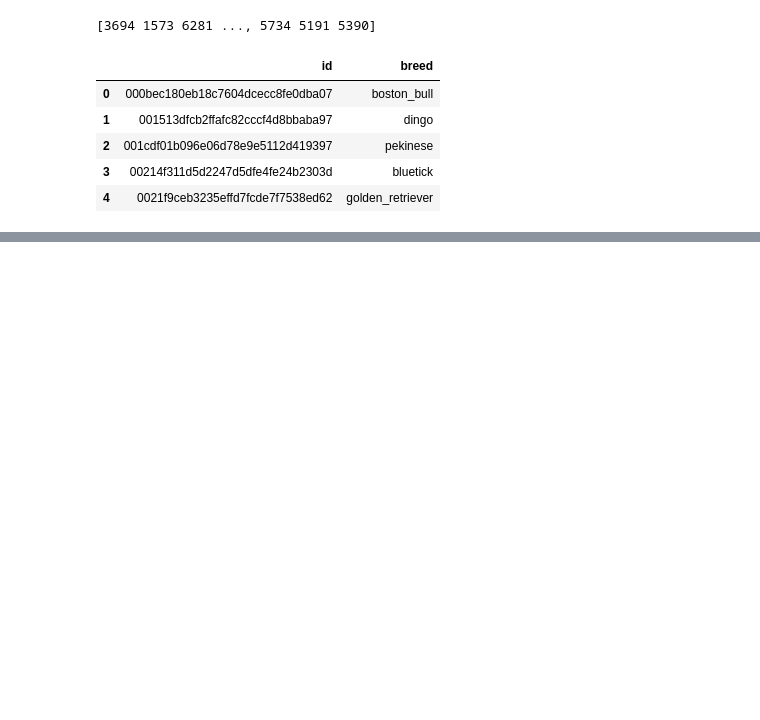
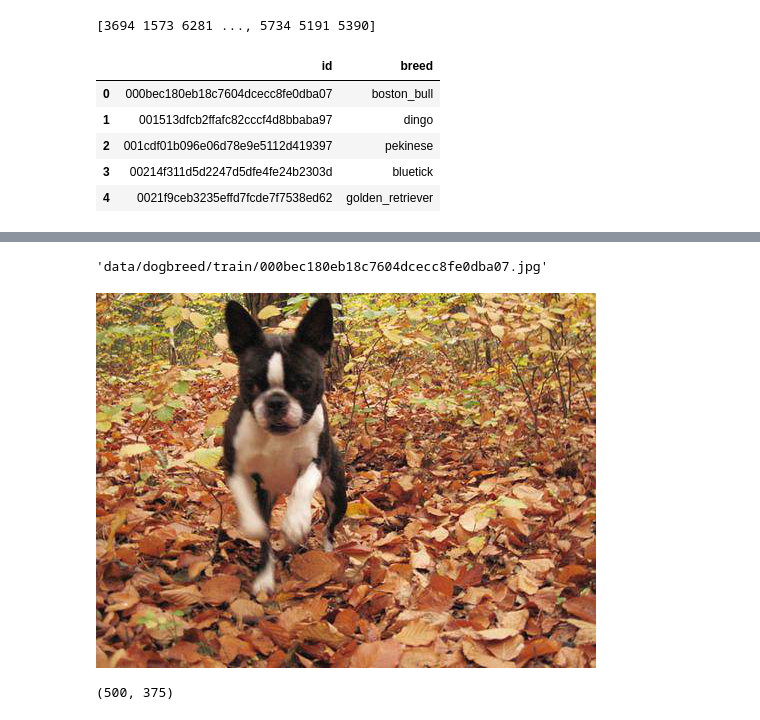
Before and after one commit to xrwang/fastai, a Jupyter notebook: xrwang/Untitled.ipynb, the cells around one changed output, grey strips where cells are left out. Saved outputs shown, nothing was run; the diff lists cells and outputs as text; code cells hidden in the pictures; blank space fills up the shorter version.

Commit message:
notes on dogbreeds

```diff
--- a/xrwang/Untitled.ipynb
+++ b/xrwang/Untitled.ipynb
@@ -37,0 +61,2 @@ label_df.head()
+# %%
+tfms = tfms_from_model(resnet34, sz, aug_tfms=transforms_side_on, max_zoom=1.1)
@@ -37,0 +65,4 @@ label_df.head()
+# %%
+bs=58
+# %%
+data = ImageClassifierData.from_csv(PATH, 'train', f'{PATH}labels.csv', bs=bs, tfms=tfms, val_idxs=val_idxs, suffix='.jpg', test_name='test')
@@ -37,0 +71,7 @@ label_df.head()
+# %%
+#what is in train?
+#use train ds!
+fn = PATH+data.trn_ds.fnames[0];
+fn
+# %% [output]
+'data/dogbreed/train/000bec180eb18c7604dcecc8fe0dba07.jpg'
@@ -37,0 +80,9 @@ label_df.head()
+# %%
+img = PIL.Image.open(fn);
+img
+# %% [output]
+[figure, added]
+# %%
+img.size
+# %% [output]
+(500, 375)
```
Also changed, not shown: parts of 6 cells of this notebook.
